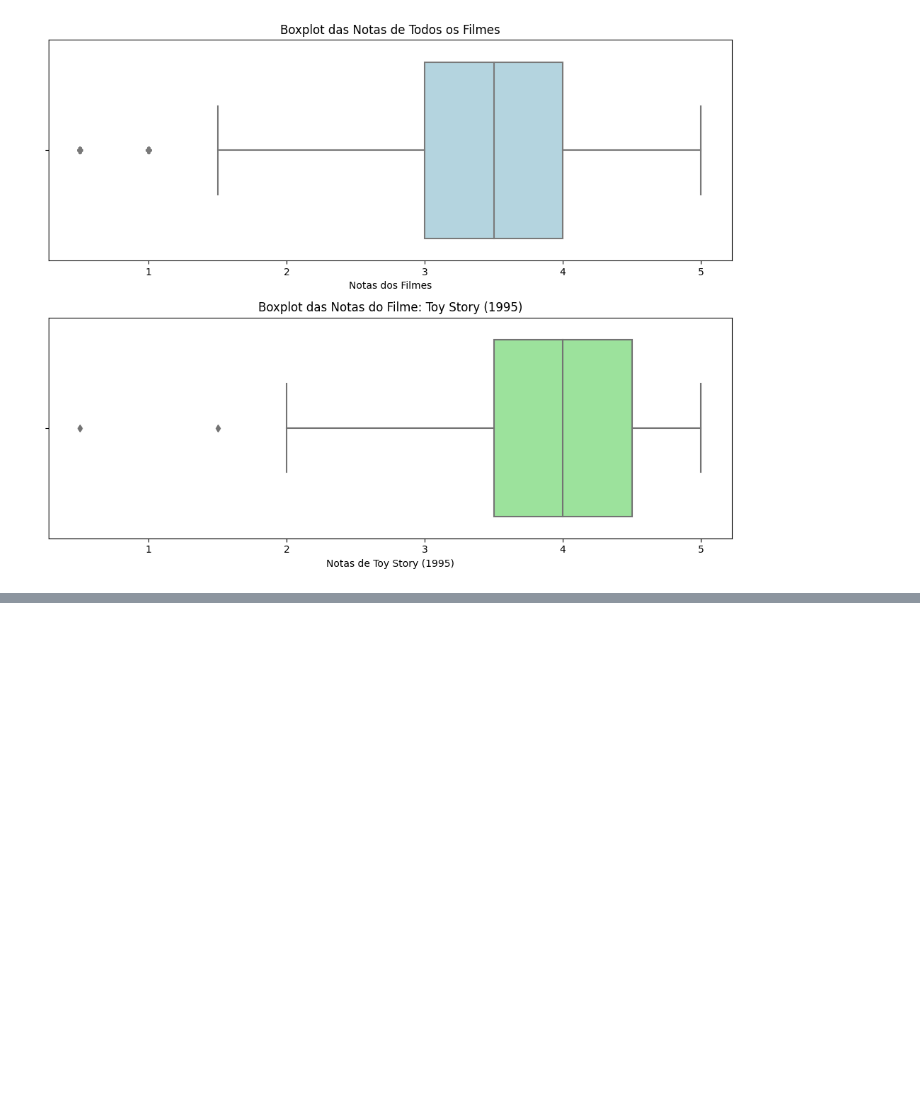
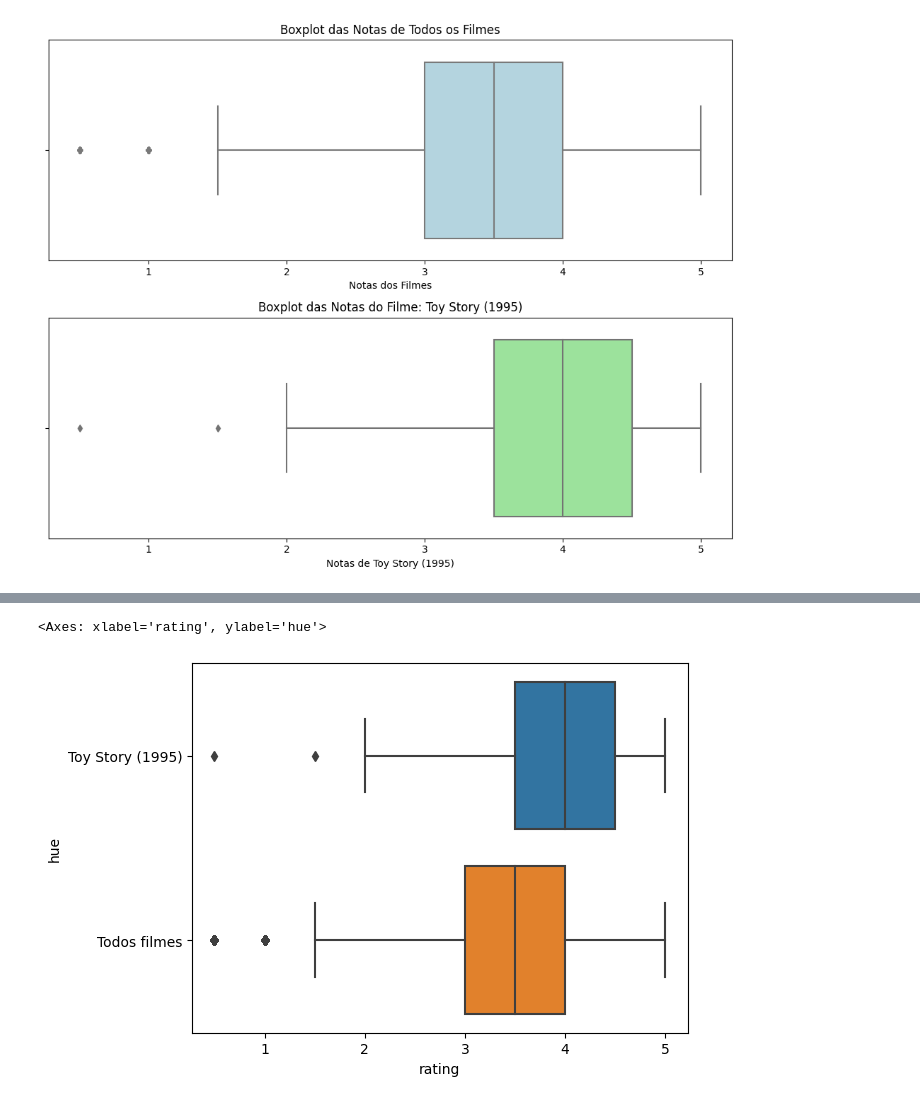
Before and after one commit to douglascdsantos/alura_data-science-introducao-a-testes-estatisticos-com-python, a Jupyter notebook: data_science_introducao_a_testes_estatisticos_com_python.ipynb, the cells around one changed output, grey strips where cells are left out. Cells and saved outputs as stored; diff of their text form; code cells hidden in the pictures; blank space fills up the shorter version.

```diff
--- a/data_science_introducao_a_testes_estatisticos_com_python.ipynb
+++ b/data_science_introducao_a_testes_estatisticos_com_python.ipynb
@@ -449,0 +557,2 @@ plt.show()
+# %%
+notas['hue'] = [filmes.query('movieId == 1').title.values[0] if notas.movieId.iloc[i] == 1 else 'Todos filmes' for i in range(notas.shape[0])]
@@ -449,0 +575,5 @@ plt.show()
+# %%
+sns.boxplot(data = notas, x ='rating', y = 'hue')
+# %% [output]
+<Axes: xlabel='rating', ylabel='hue'>
+[figure, added]
```
Also changed, not shown: parts of 14 cells of this notebook.
